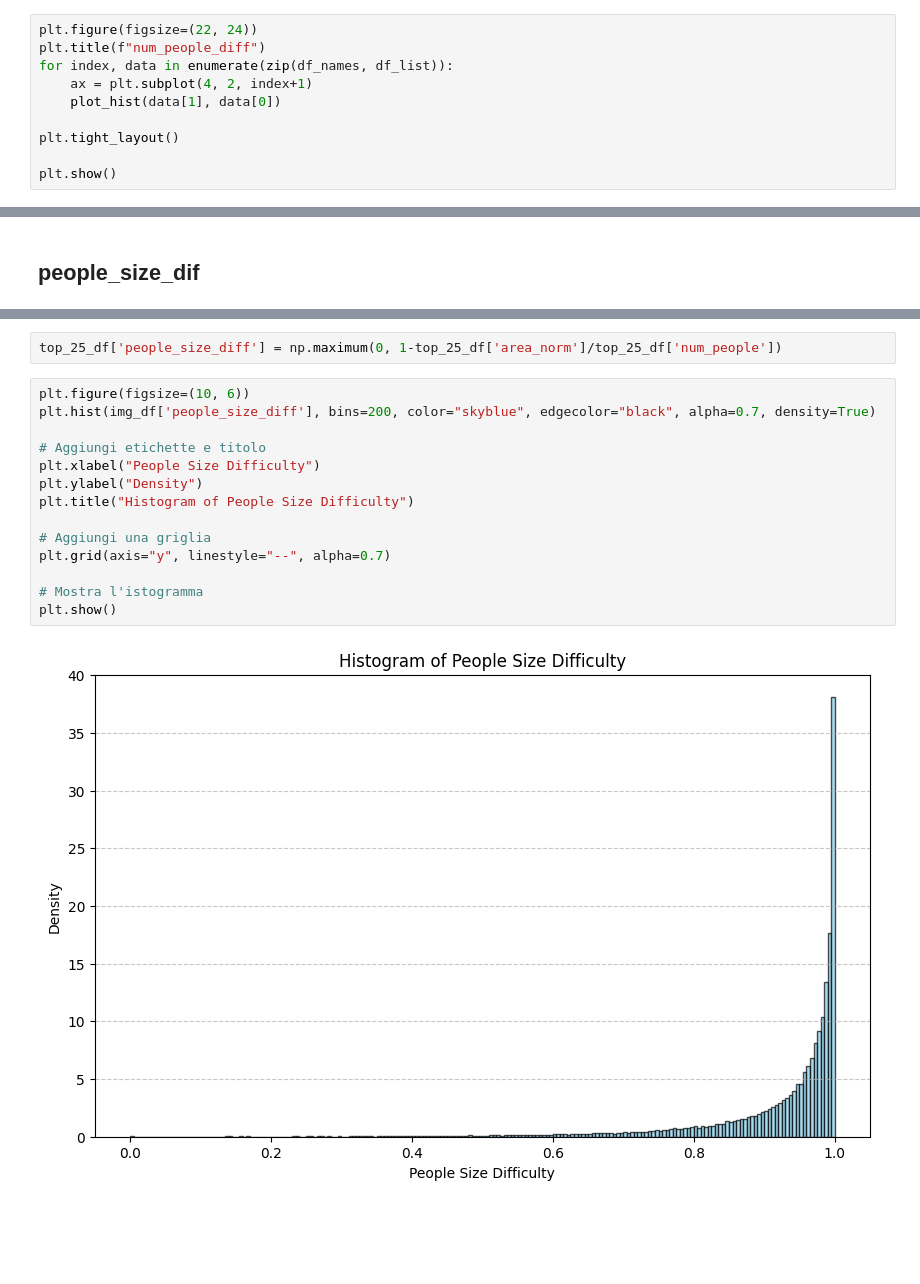
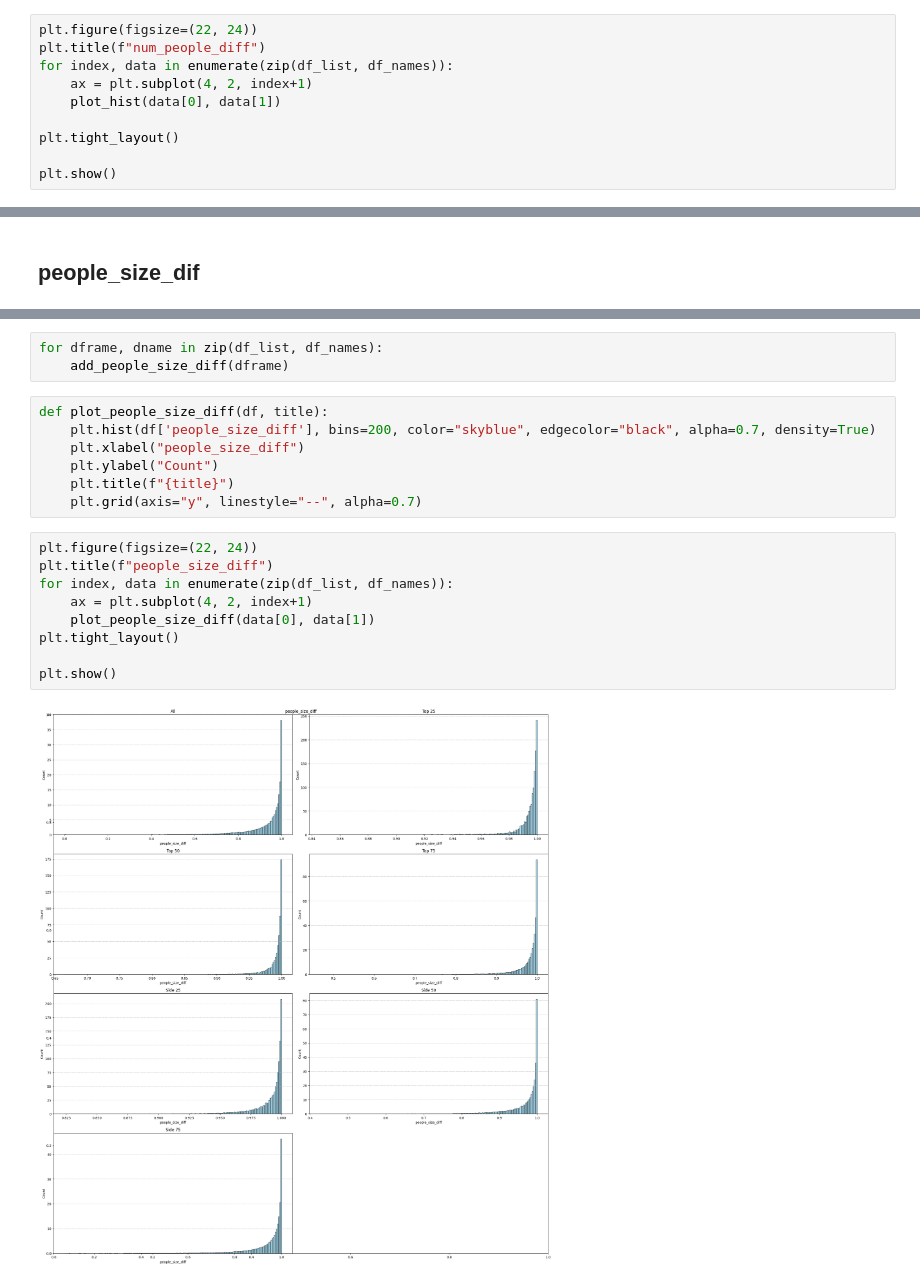
Before and after one commit to federicopaschetta/FemaleObjectificationInMovies, a Jupyter notebook: script.ipynb, the cells around one changed output, grey strips where cells are left out. Drawn from its saved outputs; the diff is of its cells as text; blank space fills up the shorter version.

Commit message:
added plots people_size_diff

```diff
--- a/script.ipynb
+++ b/script.ipynb
@@ -178,9 +178,9 @@ def plot_hist(df, title):
 # %%
 plt.figure(figsize=(22, 24))
 plt.title(f"num_people_diff")
-for index, data in enumerate(zip(df_names, df_list)):
+for index, data in enumerate(zip(df_list, df_names)):
     ax = plt.subplot(4, 2, index+1)
-    plot_hist(data[1], data[0])
+    plot_hist(data[0], data[1])
 
 plt.tight_layout()
 
@@ -225,18 +222,21 @@ img_df['people_size_diff'] = np.maximum(0, 1-img_df['area_norm']/img_df['num_peo
-# %%
-top_25_df['people_size_diff'] = np.maximum(0, 1-top_25_df['area_norm']/top_25_df['num_people'])
+# %%
+for dframe, dname in zip(df_list, df_names):
+    add_people_size_diff(dframe)
 # %%
-plt.figure(figsize=(10, 6))
-plt.hist(img_df['people_size_diff'], bins=200, color="skyblue", edgecolor="black", alpha=0.7, density=True)
-
-# Aggiungi etichette e titolo
-plt.xlabel("People Size Difficulty")
-plt.ylabel("Density")
-plt.title("Histogram of People Size Difficulty")
-
-# Aggiungi una griglia
-plt.grid(axis="y", linestyle="--", alpha=0.7)
-
-# Mostra l'istogramma
-plt.show()
+def plot_people_size_diff(df, title):
+    plt.hist(df['people_size_diff'], bins=200, color="skyblue", edgecolor="black", alpha=0.7, density=True)
+    plt.xlabel("people_size_diff")
+    plt.ylabel("Count")
+    plt.title(f"{title}")
+    plt.grid(axis="y", linestyle="--", alpha=0.7)
-# %% [output]
-[figure, removed]
+# %%
+plt.figure(figsize=(22, 24))
+plt.title(f"people_size_diff")
+for index, data in enumerate(zip(df_list, df_names)):
+    ax = plt.subplot(4, 2, index+1)
+    plot_people_size_diff(data[0], data[1])
+plt.tight_layout()
+
+plt.show()
+# %% [output]
+[figure, added]
```
Also changed, not shown: parts of 4 cells of this notebook.
